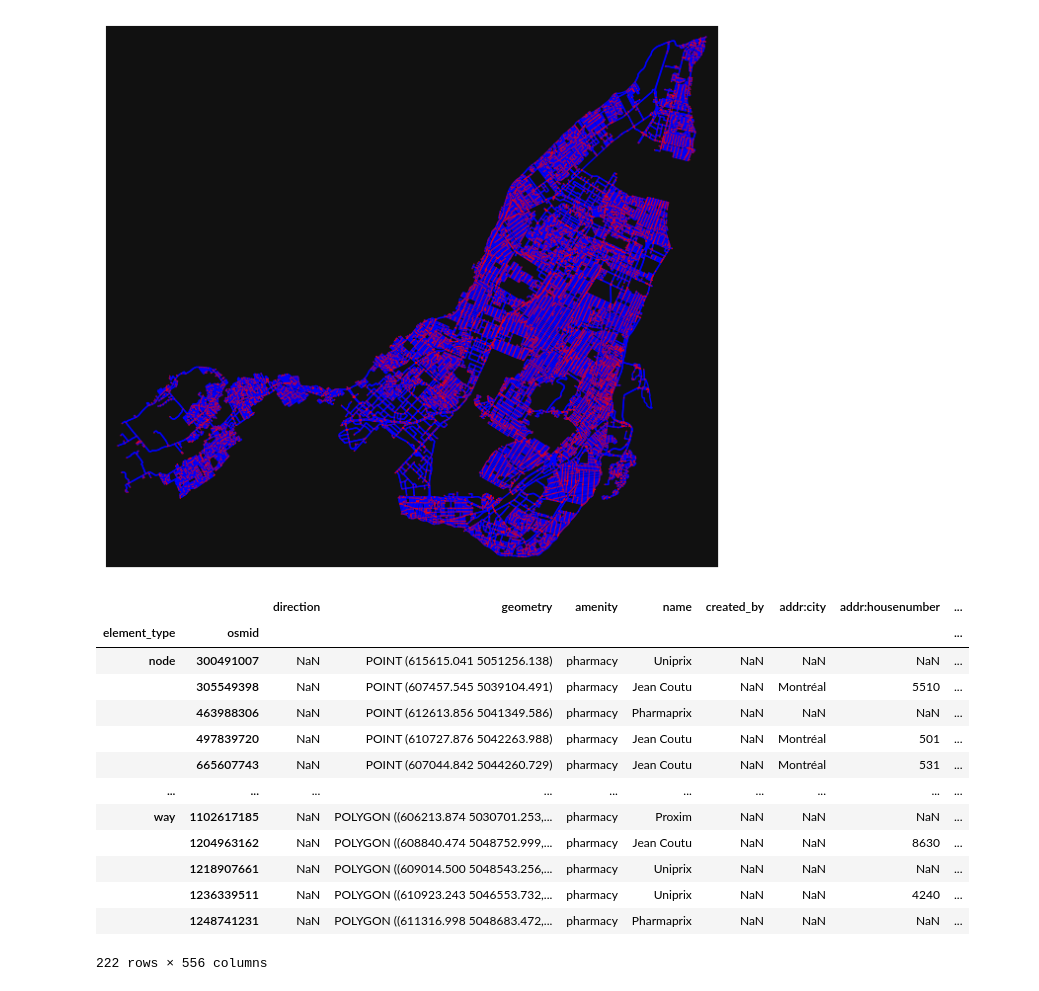
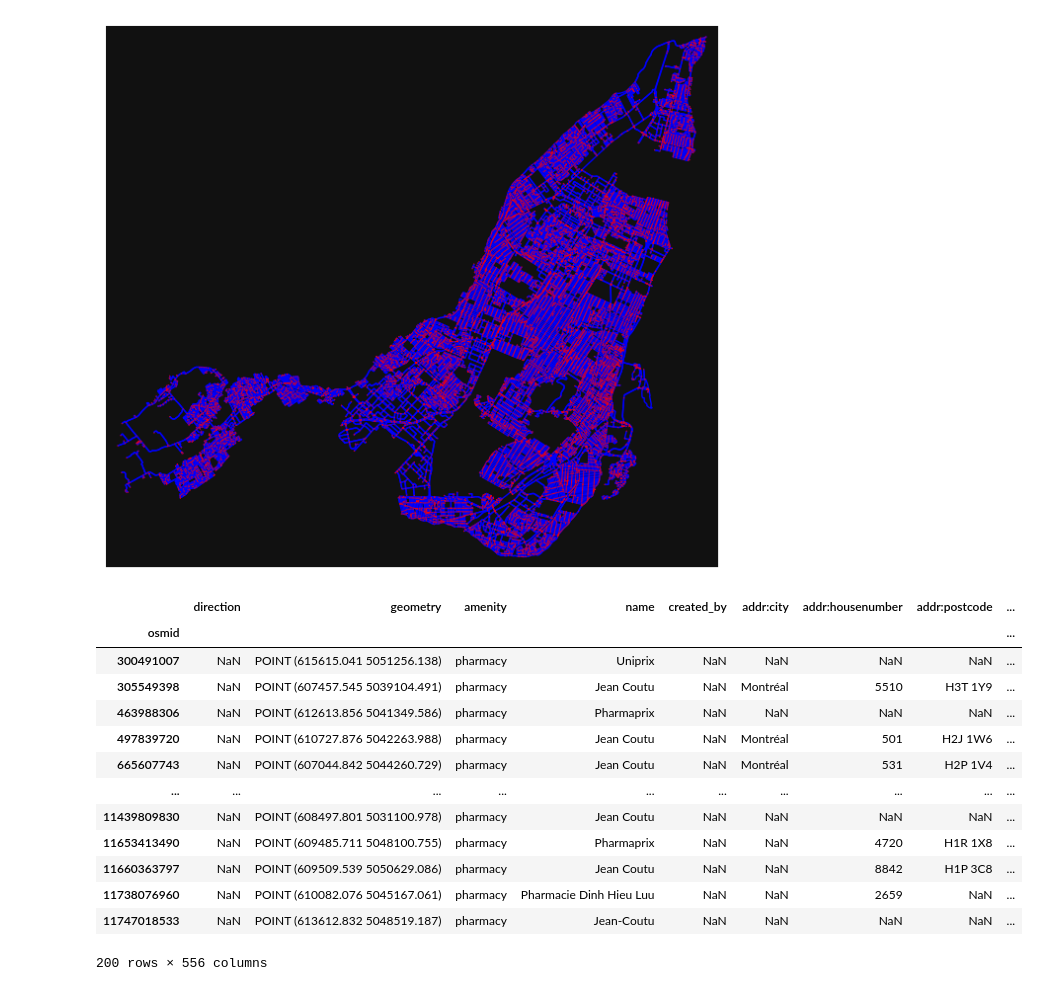
Before and after one commit to michelo200/GDS_project_deployment, a Jupyter notebook: pois_analysis_caro.ipynb, the cells around one changed output. Saved outputs shown, nothing was run; the diff lists cells and outputs as text; code cells hidden in the pictures.

```diff
--- a/pois_analysis_caro.ipynb
+++ b/pois_analysis_caro.ipynb
@@ -44,25 +46,27 @@ for x in clean_pois['amenity']:
 clean_pois['amenity_cat'] = amenity_cat
 # %%
 clean_pois.to_csv('clean_pois', index=False)
+# %%
+clean_pois_nodes = clean_pois.loc['node'] # retreiving only POINTS and not POLYGONS
 # %%
-pharmacies = clean_pois[clean_pois['amenity'] == 'pharmacy']
+pharmacies = clean_pois_nodes[clean_pois_nodes['amenity'] == 'pharmacy']
 pharmacies = ox.project_gdf(pharmacies)
 pharmacies
 # %% [output]
-|  |  | direction | geometry | amenity | name | created_by | addr:city | addr:housenumber | ... |
-| element_type | osmid |  |  |  |  |  |  |  | ... |
-| node | 300491007 | NaN | POINT (615615.041 5051256.138) | pharmacy | Uniprix | NaN | NaN | NaN | ... |
-|  | 305549398 | NaN | POINT (607457.545 5039104.491) | pharmacy | Jean Coutu | NaN | Montréal | 5510 | ... |
-|  | 463988306 | NaN | POINT (612613.856 5041349.586) | pharmacy | Pharmaprix | NaN | NaN | NaN | ... |
-|  | 497839720 | NaN | POINT (610727.876 5042263.988) | pharmacy | Jean Coutu | NaN | Montréal | 501 | ... |
-|  | 665607743 | NaN | POINT (607044.842 5044260.729) | pharmacy | Jean Coutu | NaN | Montréal | 531 | ... |
+|  | direction | geometry | amenity | name | created_by | addr:city | addr:housenumber | addr:postcode | ... |
+| osmid |  |  |  |  |  |  |  |  | ... |
+| 300491007 | NaN | POINT (615615.041 5051256.138) | pharmacy | Uniprix | NaN | NaN | NaN | NaN | ... |
+| 305549398 | NaN | POINT (607457.545 5039104.491) | pharmacy | Jean Coutu | NaN | Montréal | 5510 | H3T 1Y9 | ... |
+| 463988306 | NaN | POINT (612613.856 5041349.586) | pharmacy | Pharmaprix | NaN | NaN | NaN | NaN | ... |
+| 497839720 | NaN | POINT (610727.876 5042263.988) | pharmacy | Jean Coutu | NaN | Montréal | 501 | H2J 1W6 | ... |
+| 665607743 | NaN | POINT (607044.842 5044260.729) | pharmacy | Jean Coutu | NaN | Montréal | 531 | H2P 1V4 | ... |
 | ... | ... | ... | ... | ... | ... | ... | ... | ... | ... |
-| way | 1102617185 | NaN | POLYGON ((606213.874 5030701.253,... | pharmacy | Proxim | NaN | NaN | NaN | ... |
-|  | 1204963162 | NaN | POLYGON ((608840.474 5048752.999,... | pharmacy | Jean Coutu | NaN | NaN | 8630 | ... |
-|  | 1218907661 | NaN | POLYGON ((609014.500 5048543.256,... | pharmacy | Uniprix | NaN | NaN | NaN | ... |
-|  | 1236339511 | NaN | POLYGON ((610923.243 5046553.732,... | pharmacy | Uniprix | NaN | NaN | 4240 | ... |
-|  | 1248741231 | NaN | POLYGON ((611316.998 5048683.472,... | pharmacy | Pharmaprix | NaN | NaN | NaN | ... |
+| 11439809830 | NaN | POINT (608497.801 5031100.978) | pharmacy | Jean Coutu | NaN | NaN | NaN | NaN | ... |
+| 11653413490 | NaN | POINT (609485.711 5048100.755) | pharmacy | Pharmaprix | NaN | NaN | 4720 | H1R 1X8 | ... |
+| 11660363797 | NaN | POINT (609509.539 5050629.086) | pharmacy | Jean Coutu | NaN | NaN | 8842 | H1P 3C8 | ... |
+| 11738076960 | NaN | POINT (610082.076 5045167.061) | pharmacy | Pharmacie Dinh Hieu Luu | NaN | NaN | 2659 | NaN | ... |
+| 11747018533 | NaN | POINT (613612.832 5048519.187) | pharmacy | Jean-Coutu | NaN | NaN | NaN | NaN | ... |
-222 rows × 556 columns
+200 rows × 556 columns
 # %%
 pharmacies.plot();
 # %% [output]
```
Also changed, not shown: parts of 5 cells of this notebook.
